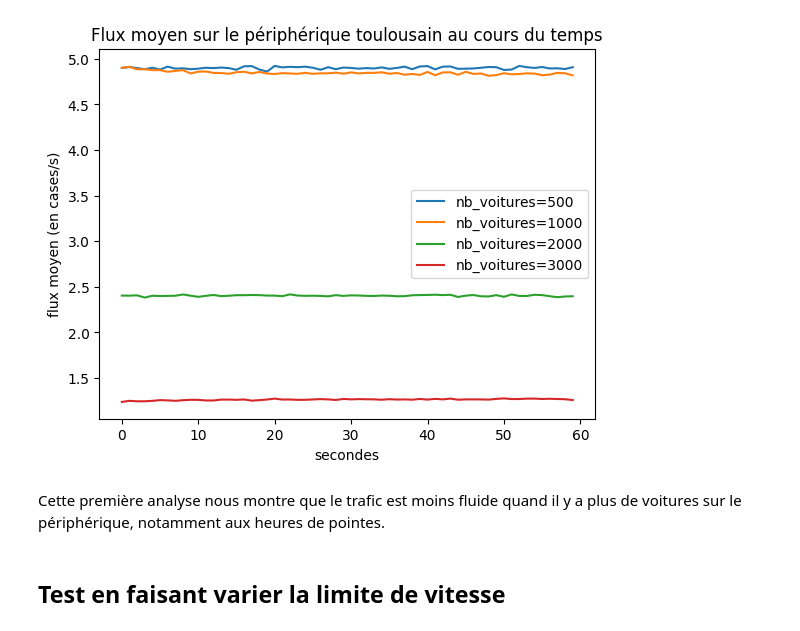
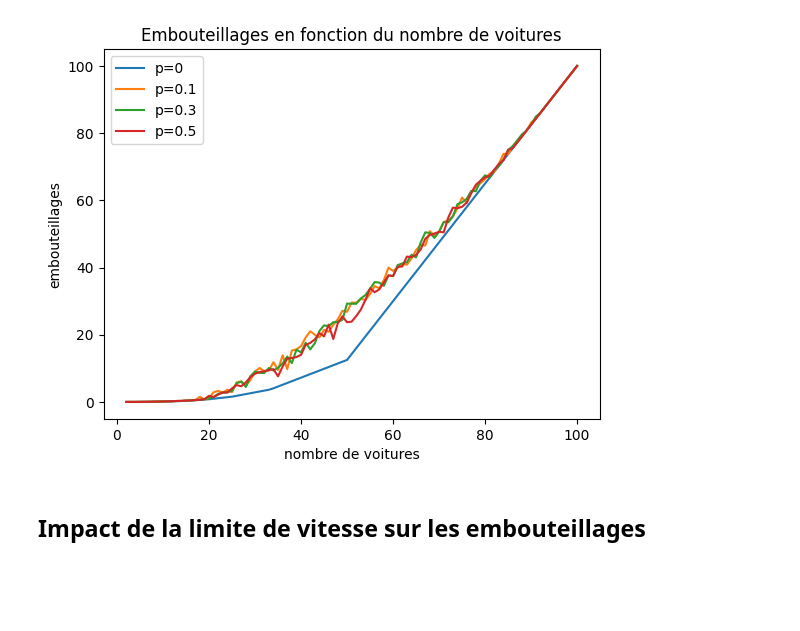
Before and after one commit to TelmoDc/Projet_SA16, a Jupyter notebook: stats.ipynb, the cells around one changed output. Cells and saved outputs as stored; diff of their text form; code cells hidden in the pictures; blank space fills up the shorter version.

Commit message:
refonte trafic.py + structuration des stats

```diff
--- a/stats.ipynb
+++ b/stats.ipynb
@@ -46,4 +32,0 @@ def calculer_embouteillage(route, taille):
-# %%
-route = route_unif(100, 30)
-cm = CM_Route(route, 100, 5, 0.3)
-print(calculer_embouteillage(cm[-1], 100))
@@ -72,0 +35,25 @@ flux = [flux_chaine(cm, taille, n) for cm, n in zip(cms, nb_voitures)]
+# %%
+
+taille = 100
+p = [0, 0.1, 0.3, 0.5]
+vmax = 5
+nb_voitures = np.arange(1, taille+1)
+
+vmoy = np.zeros((len(p), len(nb_voitures)))
+emb = np.zeros((len(p), len(nb_voitures)))
+
+for i in range(len(p)):
+    modele = ModeleSimple(vmax, p[i])
+    for j in range(len(nb_voitures)):
+        route = route_equidistance(taille, nb_voitures[j])
+        traj = modele.trajectoire(route, 100)
+        vmoy[i][j] = calculer_vmoy(traj[-2], traj[-1], taille, nb_voitures[j])
+        emb[i][j] = calculer_embouteillage(traj[-1], taille, nb_voitures[j])
+# %%
+for i in range(len(p)):
+    plt.plot(nb_voitures, vmoy[i], label=f'p={p[i]}')
+plt.title("Vitesse moyenne en fonction du nombre de voitures")
+plt.xlabel('nombre de voitures')
+plt.ylabel('vitesse moyenne')
+plt.legend()
+plt.show()
@@ -73,15 +62,12 @@ flux = [flux_chaine(cm, taille, n) for cm, n in zip(cms, nb_voitures)]
 # %%
-for i in range(len(nb_voitures)):
-    plt.plot(flux[i], label=f'nb_voitures={nb_voitures[i]}')
-
-plt.title('Flux sur le périphérique toulousain au cours du temps')
+for i in range(len(p)):
+    plt.plot(nb_voitures, emb[i], label=f'p={p[i]}')
+plt.title("Embouteillages en fonction du nombre de voitures")
+plt.xlabel('nombre de voitures')
+plt.ylabel('embouteillages')
 plt.legend()
-plt.xlabel('secondes')
-plt.ylabel('flux (en cases/s)')
 plt.show()
 # %% [output]
-[figure, old version]
+[figure, new version]
-# %% [markdown]
-Cette première analyse nous montre que le trafic est moins fluide quand il y a plus de voitures sur le périphérique, notamment aux heures de pointes.
 # %% [markdown]
-## Test en faisant varier la limite de vitesse
+## Impact de la limite de vitesse sur les embouteillages
```
Also changed, not shown: parts of 27 cells of this notebook, 2 other files.
